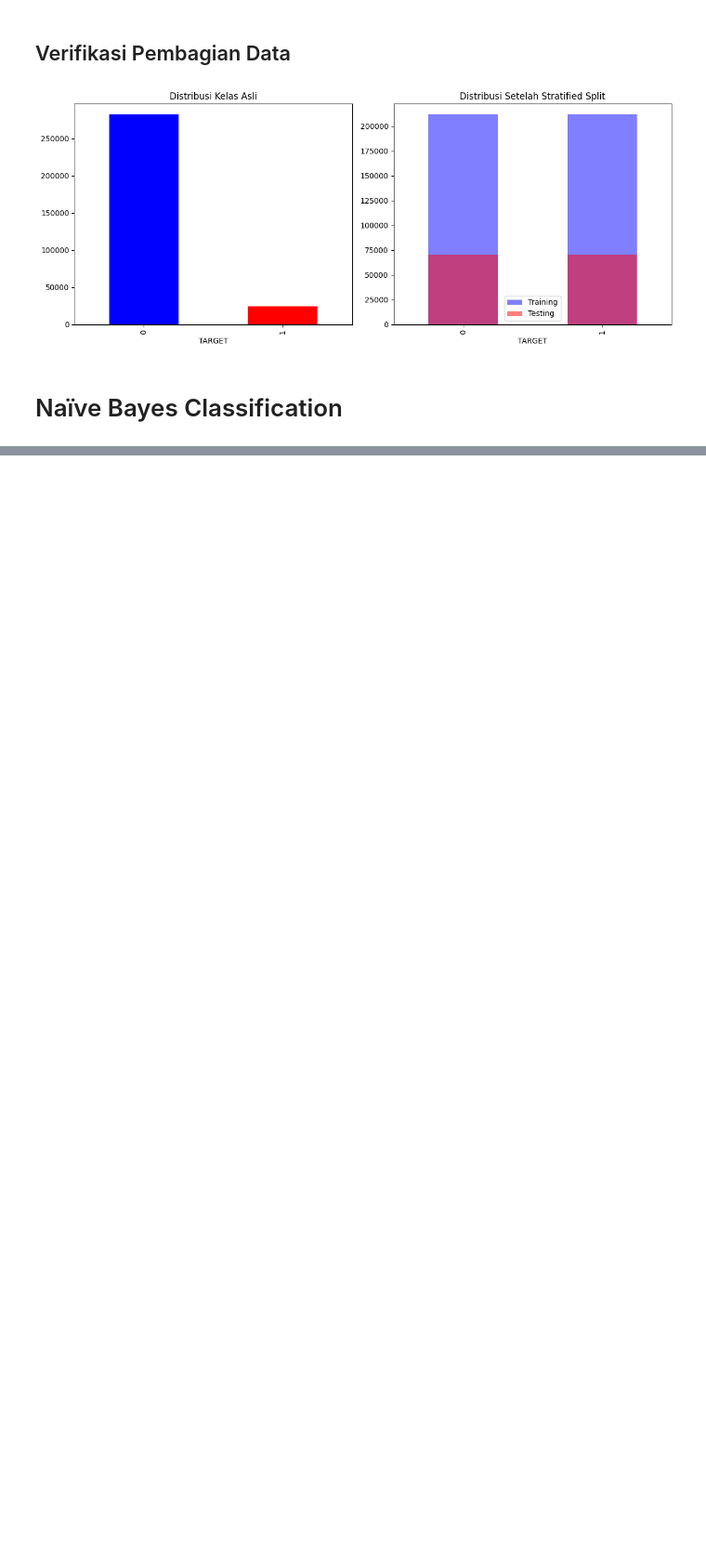
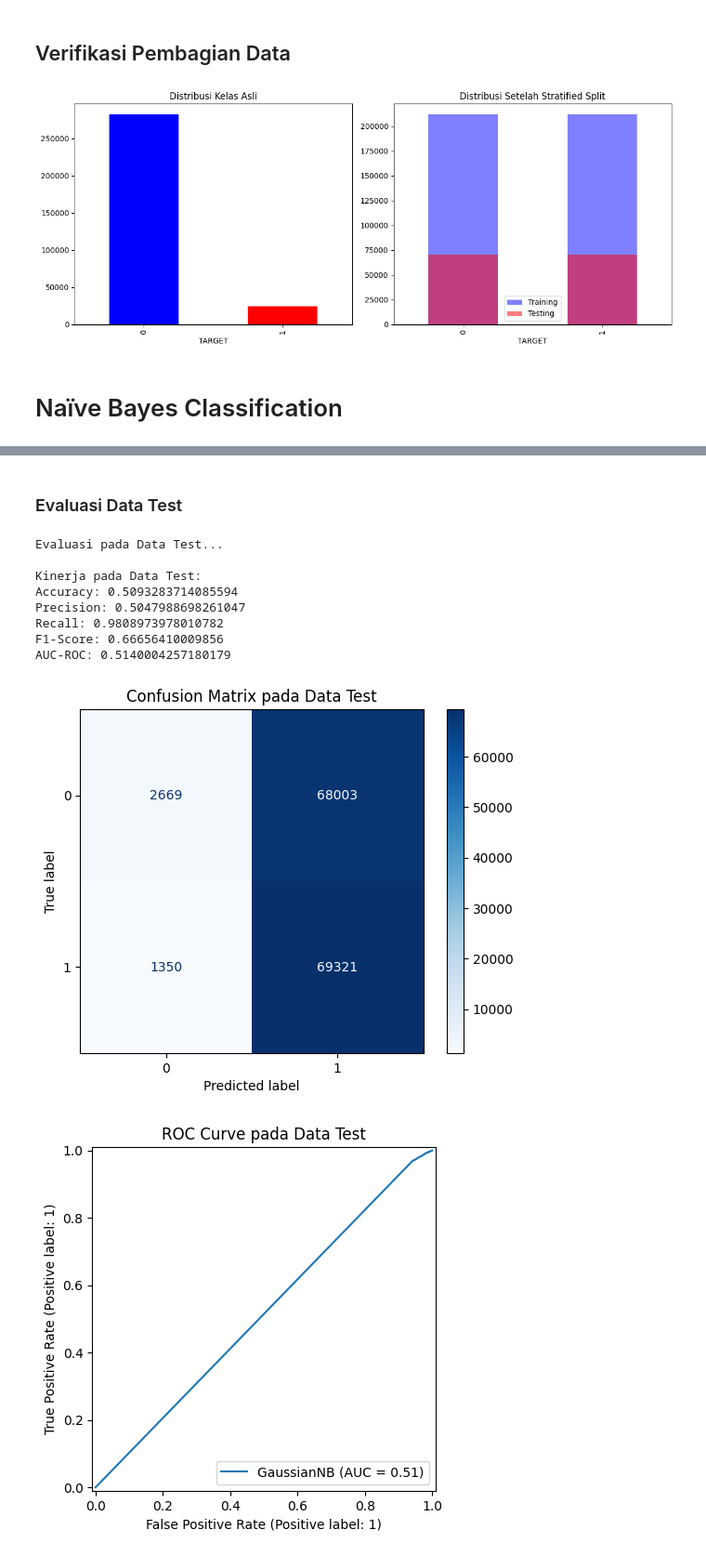
Before and after one commit to nawa316/TGP-2, a Jupyter notebook: tgp-2.ipynb, the cells around one changed output, grey strips where cells are left out. Shown at 93% size. Drawn from its saved outputs; the diff is of its cells as text; code cells hidden in the pictures; blank space fills up the shorter version.

```diff
--- a/tgp-2.ipynb
+++ b/tgp-2.ipynb
@@ -655,0 +739,14 @@ ROC-AUC Score Interpretation: 0.6176 (Poor)
+# %%
+print("\nTraining model dengan seluruh data training...")
+final_model = GaussianNB()
+final_model.fit(X_train_scaled, y_train)
+
+y_train_pred = final_model.predict(X_train_scaled)
+y_train_proba = final_model.predict_proba(X_train_scaled)[:, 1]
+
+print("\nKinerja pada Data Training:")
+print("Accuracy:", accuracy_score(y_train, y_train_pred))
+print("Precision:", precision_score(y_train, y_train_pred))
+print("Recall:", recall_score(y_train, y_train_pred))
+print("F1-Score:", f1_score(y_train, y_train_pred))
+print("AUC-ROC:", roc_auc_score(y_train, y_train_proba))
@@ -655,0 +762,38 @@ ROC-AUC Score Interpretation: 0.6176 (Poor)
+# %% [markdown]
+### Evaluasi Data Test
+# %%
+print("\nEvaluasi pada Data Test...")
+y_test_pred = final_model.predict(X_test_scaled)
+y_test_proba = final_model.predict_proba(X_test_scaled)[:, 1]
+
+print("\nKinerja pada Data Test:")
+print("Accuracy:", accuracy_score(y_test, y_test_pred))
+print("Precision:", precision_score(y_test, y_test_pred))
+print("Recall:", recall_score(y_test, y_test_pred))
+print("F1-Score:", f1_score(y_test, y_test_pred))
+print("AUC-ROC:", roc_auc_score(y_test, y_test_proba))
+
+# Confusion Matrix
+from sklearn.metrics import confusion_matrix, ConfusionMatrixDisplay
+cm = confusion_matrix(y_test, y_test_pred)
+disp = ConfusionMatrixDisplay(confusion_matrix=cm)
+disp.plot(cmap='Blues')
+plt.title('Confusion Matrix pada Data Test')
+plt.show()
+
+# ROC Curve
+from sklearn.metrics import RocCurveDisplay
+RocCurveDisplay.from_estimator(final_model, X_test_scaled, y_test)
+plt.title('ROC Curve pada Data Test')
+plt.show()
+# %% [output]
+Evaluasi pada Data Test...
+
+Kinerja pada Data Test:
+Accuracy: 0.5093283714085594
+Precision: 0.5047988698261047
+Recall: 0.9808973978010782
+F1-Score: 0.66656410009856
+AUC-ROC: 0.5140004257180179
+[figure, added]
+[figure, added]
```
Also changed, not shown: parts of 13 cells of this notebook.
